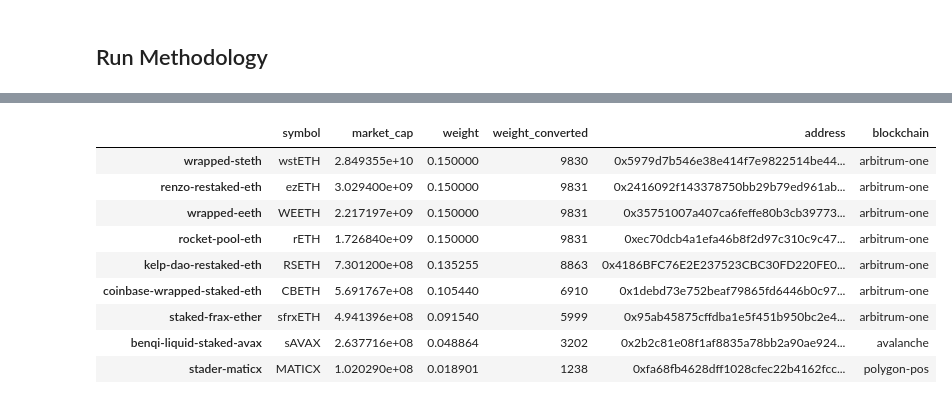
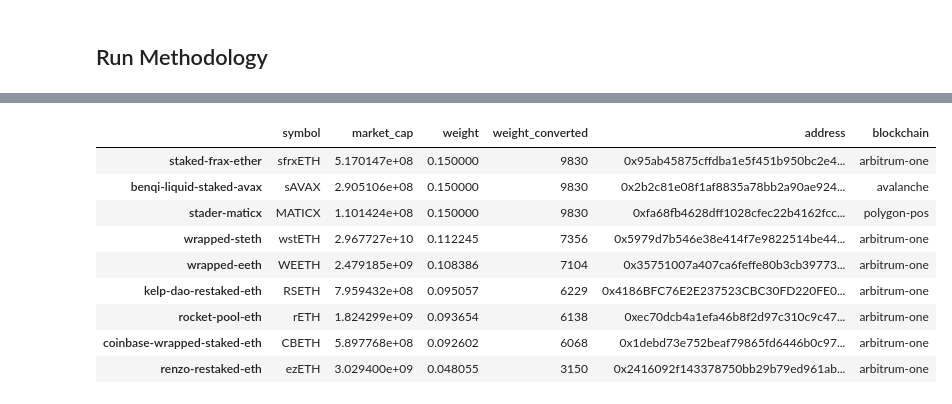
Before and after one commit to Phuture-Finance/rebalancing-data, a Jupyter notebook: PLSX/plsx_April_2024.ipynb, the cells around one changed output, grey strips where cells are left out. Saved outputs shown, nothing was run; the diff lists cells and outputs as text; code cells hidden in the pictures.

Commit message:
Update PLSX to be yield weighted

```diff
--- a/PLSX/plsx_April_2024.ipynb
+++ b/PLSX/plsx_April_2024.ipynb
@@ -148,13 +148,13 @@ lido-staked-matic does not meet the minimum weight requirement
-# %%
-results
-# %% [output]
-|  | symbol | market_cap | weight | weight_converted | address | blockchain |
-| wrapped-steth | wstETH | 2.849355e+10 | 0.150000 | 9830 | 0x5979d7b546e38e414f7e9822514be44... | arbitrum-one |
-| renzo-restaked-eth | ezETH | 3.029400e+09 | 0.150000 | 9831 | 0x2416092f143378750bb29b79ed961ab... | arbitrum-one |
-| wrapped-eeth | WEETH | 2.217197e+09 | 0.150000 | 9831 | 0x35751007a407ca6feffe80b3cb39773... | arbitrum-one |
-| rocket-pool-eth | rETH | 1.726840e+09 | 0.150000 | 9831 | 0xec70dcb4a1efa46b8f2d97c310c9c47... | arbitrum-one |
-| kelp-dao-restaked-eth | RSETH | 7.301200e+08 | 0.135255 | 8863 | 0x4186BFC76E2E237523CBC30FD220FE0... | arbitrum-one |
-| coinbase-wrapped-staked-eth | CBETH | 5.691767e+08 | 0.105440 | 6910 | 0x1debd73e752beaf79865fd6446b0c97... | arbitrum-one |
-| staked-frax-ether | sfrxETH | 4.941396e+08 | 0.091540 | 5999 | 0x95ab45875cffdba1e5f451b950bc2e4... | arbitrum-one |
-| benqi-liquid-staked-avax | sAVAX | 2.637716e+08 | 0.048864 | 3202 | 0x2b2c81e08f1af8835a78bb2a90ae924... | avalanche |
-| stader-maticx | MATICX | 1.020290e+08 | 0.018901 | 1238 | 0xfa68fb4628dff1028cfec22b4162fcc... | polygon-pos |
+# %%
+methodology_class.show_results().sort_values('weight',ascending=False)
+# %% [output]
+|  | symbol | market_cap | weight | weight_converted | address | blockchain |
+| staked-frax-ether | sfrxETH | 5.170147e+08 | 0.150000 | 9830 | 0x95ab45875cffdba1e5f451b950bc2e4... | arbitrum-one |
+| benqi-liquid-staked-avax | sAVAX | 2.905106e+08 | 0.150000 | 9830 | 0x2b2c81e08f1af8835a78bb2a90ae924... | avalanche |
+| stader-maticx | MATICX | 1.101424e+08 | 0.150000 | 9830 | 0xfa68fb4628dff1028cfec22b4162fcc... | polygon-pos |
+| wrapped-steth | wstETH | 2.967727e+10 | 0.112245 | 7356 | 0x5979d7b546e38e414f7e9822514be44... | arbitrum-one |
+| wrapped-eeth | WEETH | 2.479185e+09 | 0.108386 | 7104 | 0x35751007a407ca6feffe80b3cb39773... | arbitrum-one |
+| kelp-dao-restaked-eth | RSETH | 7.959432e+08 | 0.095057 | 6229 | 0x4186BFC76E2E237523CBC30FD220FE0... | arbitrum-one |
+| rocket-pool-eth | rETH | 1.824299e+09 | 0.093654 | 6138 | 0xec70dcb4a1efa46b8f2d97c310c9c47... | arbitrum-one |
+| coinbase-wrapped-staked-eth | CBETH | 5.897768e+08 | 0.092602 | 6068 | 0x1debd73e752beaf79865fd6446b0c97... | arbitrum-one |
+| renzo-restaked-eth | ezETH | 3.029400e+09 | 0.048055 | 3150 | 0x2416092f143378750bb29b79ed961ab... | arbitrum-one |
```
Also changed, not shown: parts of 1 cell of this notebook, 3 other files.
